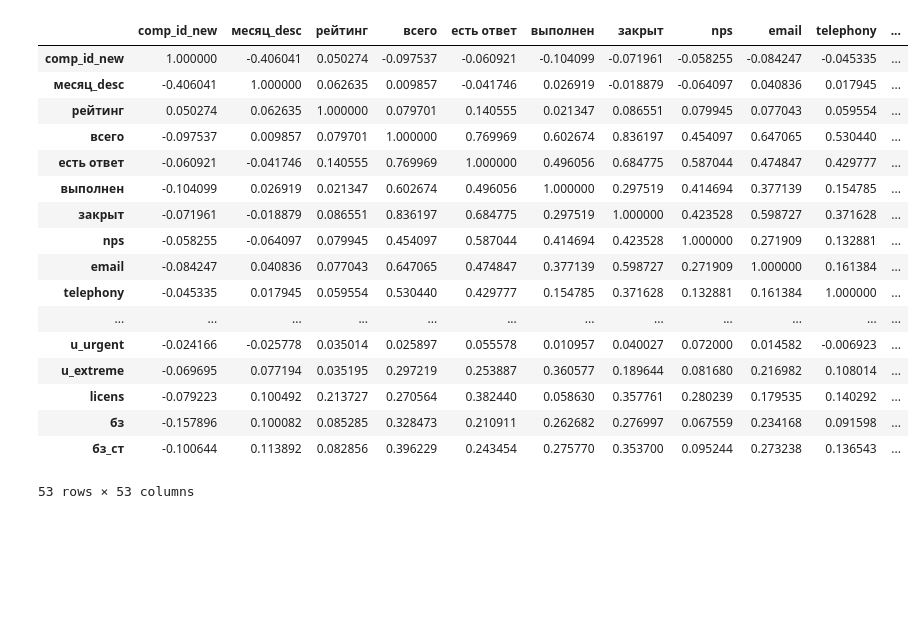
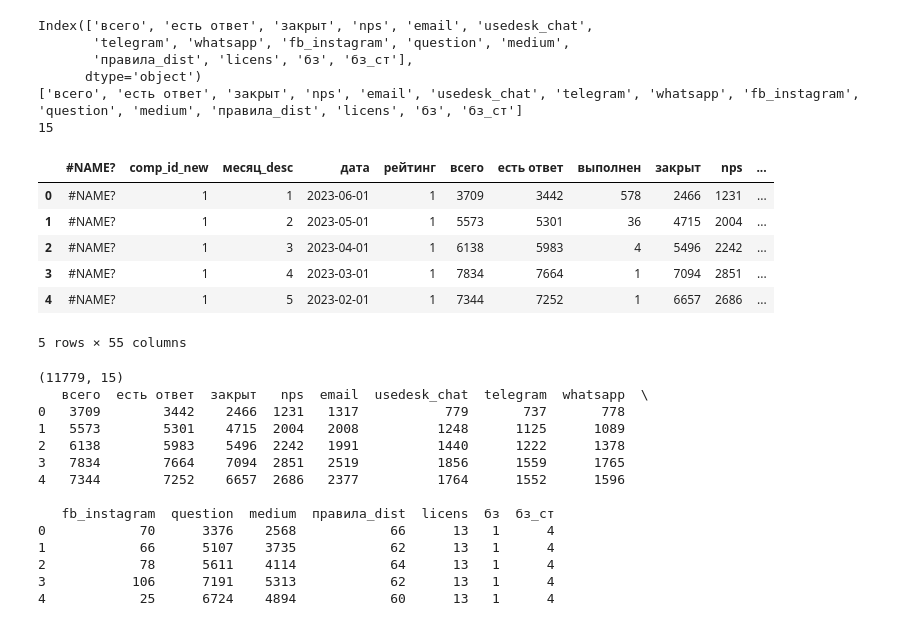
Before and after one commit to Untick/Usedesk, a Jupyter notebook: Vishnyakov Dmitry/Стажировка.ipynb, the cells around one changed output. Drawn from its saved outputs; the diff is of its cells as text; code cells hidden in the pictures; blank space fills up the shorter version.

```diff
--- a/Vishnyakov Dmitry/Стажировка.ipynb
+++ b/Vishnyakov Dmitry/Стажировка.ipynb
@@ -25,21 +65,25 @@ df1.head()
+# %%
+reit_col = df_param['рейтинг']
+list_param = reit_col.index.to_list()
+print(reit_col.index)
+print(list_param)
+print(reit_col.count())
+# %% [output]
+Index(['всего', 'есть ответ', 'закрыт', 'nps', 'email', 'usedesk_chat',
+       'telegram', 'whatsapp', 'fb_instagram', 'question', 'medium',
+       'правила_dist', 'licens', 'бз', 'бз_ст'],
+      dtype='object')
+['всего', 'есть ответ', 'закрыт', 'nps', 'email', 'usedesk_chat', 'telegram', 'whatsapp', 'fb_instagram', 'question', 'medium', 'правила_dist', 'licens', 'бз', 'бз_ст']
+15
+# %%
+df1.loc[df1.рейтинг>0, 'рейтинг'] = 1
 # %%
-df1.corr()
+df1.head()
 # %% [output]
-|  | comp_id_new | месяц_desc | рейтинг | всего | есть ответ | выполнен | закрыт | nps | email | telephony | ... |
-| comp_id_new | 1.000000 | -0.406041 | 0.050274 | -0.097537 | -0.060921 | -0.104099 | -0.071961 | -0.058255 | -0.084247 | -0.045335 | ... |
-| месяц_desc | -0.406041 | 1.000000 | 0.062635 | 0.009857 | -0.041746 | 0.026919 | -0.018879 | -0.064097 | 0.040836 | 0.017945 | ... |
-| рейтинг | 0.050274 | 0.062635 | 1.000000 | 0.079701 | 0.140555 | 0.021347 | 0.086551 | 0.079945 | 0.077043 | 0.059554 | ... |
-| всего | -0.097537 | 0.009857 | 0.079701 | 1.000000 | 0.769969 | 0.602674 | 0.836197 | 0.454097 | 0.647065 | 0.530440 | ... |
-| есть ответ | -0.060921 | -0.041746 | 0.140555 | 0.769969 | 1.000000 | 0.496056 | 0.684775 | 0.587044 | 0.474847 | 0.429777 | ... |
-| выполнен | -0.104099 | 0.026919 | 0.021347 | 0.602674 | 0.496056 | 1.000000 | 0.297519 | 0.414694 | 0.377139 | 0.154785 | ... |
-| закрыт | -0.071961 | -0.018879 | 0.086551 | 0.836197 | 0.684775 | 0.297519 | 1.000000 | 0.423528 | 0.598727 | 0.371628 | ... |
-| nps | -0.058255 | -0.064097 | 0.079945 | 0.454097 | 0.587044 | 0.414694 | 0.423528 | 1.000000 | 0.271909 | 0.132881 | ... |
-| email | -0.084247 | 0.040836 | 0.077043 | 0.647065 | 0.474847 | 0.377139 | 0.598727 | 0.271909 | 1.000000 | 0.161384 | ... |
-| telephony | -0.045335 | 0.017945 | 0.059554 | 0.530440 | 0.429777 | 0.154785 | 0.371628 | 0.132881 | 0.161384 | 1.000000 | ... |
-| ... | ... | ... | ... | ... | ... | ... | ... | ... | ... | ... | ... |
-| u_urgent | -0.024166 | -0.025778 | 0.035014 | 0.025897 | 0.055578 | 0.010957 | 0.040027 | 0.072000 | 0.014582 | -0.006923 | ... |
-| u_extreme | -0.069695 | 0.077194 | 0.035195 | 0.297219 | 0.253887 | 0.360577 | 0.189644 | 0.081680 | 0.216982 | 0.108014 | ... |
-| licens | -0.079223 | 0.100492 | 0.213727 | 0.270564 | 0.382440 | 0.058630 | 0.357761 | 0.280239 | 0.179535 | 0.140292 | ... |
-| бз | -0.157896 | 0.100082 | 0.085285 | 0.328473 | 0.210911 | 0.262682 | 0.276997 | 0.067559 | 0.234168 | 0.091598 | ... |
-| бз_ст | -0.100644 | 0.113892 | 0.082856 | 0.396229 | 0.243454 | 0.275770 | 0.353700 | 0.095244 | 0.273238 | 0.136543 | ... |
+|  | #NAME? | comp_id_new | месяц_desc | дата | рейтинг | всего | есть ответ | выполнен | закрыт | nps | ... |
+| 0 | #NAME? | 1 | 1 | 2023-06-01 | 1 | 3709 | 3442 | 578 | 2466 | 1231 | ... |
+| 1 | #NAME? | 1 | 2 | 2023-05-01 | 1 | 5573 | 5301 | 36 | 4715 | 2004 | ... |
+| 2 | #NAME? | 1 | 3 | 2023-04-01 | 1 | 6138 | 5983 | 4 | 5496 | 2242 | ... |
+| 3 | #NAME? | 1 | 4 | 2023-03-01 | 1 | 7834 | 7664 | 1 | 7094 | 2851 | ... |
+| 4 | #NAME? | 1 | 5 | 2023-02-01 | 1 | 7344 | 7252 | 1 | 6657 | 2686 | ... |
-53 rows × 53 columns
+5 rows × 55 columns
@@ -45,0 +96,21 @@ df1.corr()
+# %%
+n = 0
+for n in [list_param]:
+    df_model = (df1[n])
+    print(df_model.shape)
+    print(df_model.head())
+# %% [output]
+(11779, 15)
+   всего  есть ответ  закрыт   nps  email  usedesk_chat  telegram  whatsapp  \
+0   3709        3442    2466  1231   1317           779       737       778
+1   5573        5301    4715  2004   2008          1248      1125      1089
+2   6138        5983    5496  2242   1991          1440      1222      1378
+3   7834        7664    7094  2851   2519          1856      1559      1765
+4   7344        7252    6657  2686   2377          1764      1552      1596
+
+   fb_instagram  question  medium  правила_dist  licens  бз  бз_ст
+0            70      3376    2568            66      13   1      4
+1            66      5107    3735            62      13   1      4
+2            78      5611    4114            64      13   1      4
+3           106      7191    5313            62      13   1      4
+4            25      6724    4894            60      13   1      4
```
Also changed, not shown: parts of 15 cells of this notebook.
